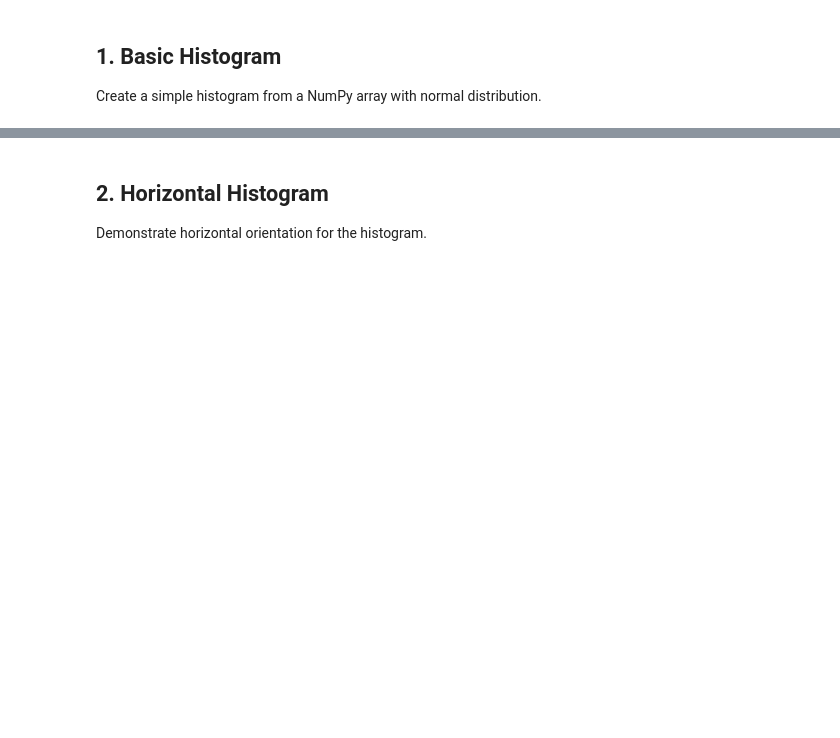
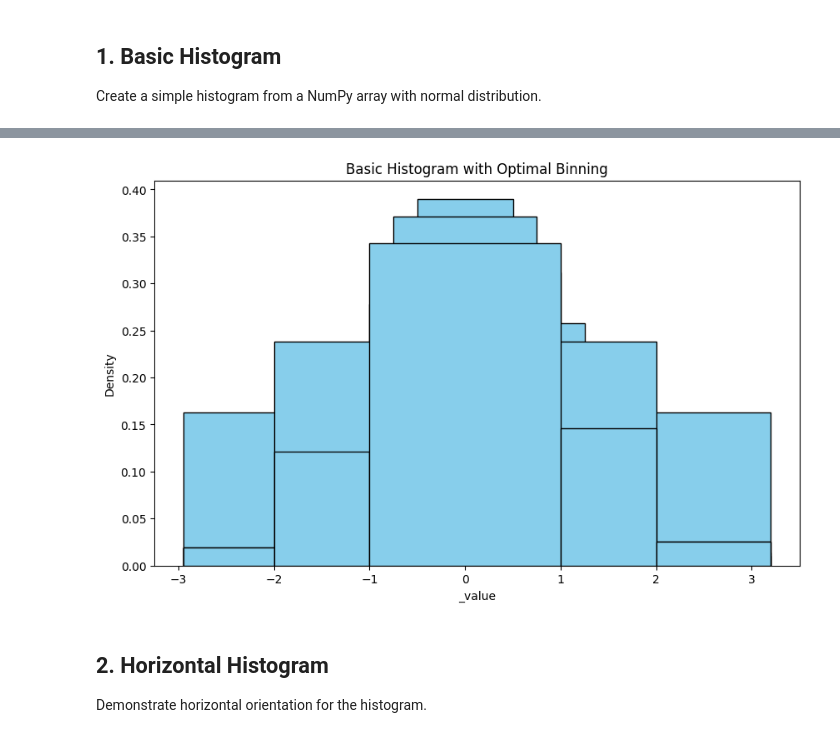
Before and after one commit to KhiopsML/khisto-python, a Jupyter notebook: sandbox/matplotlib_histogram_examples.ipynb, the cells around one changed output, grey strips where cells are left out. Saved outputs shown, nothing was run; the diff lists cells and outputs as text; code cells hidden in the pictures; blank space fills up the shorter version.

```diff
--- a/sandbox/matplotlib_histogram_examples.ipynb
+++ b/sandbox/matplotlib_histogram_examples.ipynb
@@ -32,3 +32,16 @@ plt.show()
+# %%
+fig, ax = plt.subplots(figsize=(10, 6))
+histogram(
+    x=data,
+    ax=ax,
+    title="Basic Histogram with Optimal Binning",
+    granularity=None,
+    color="skyblue",
+    edgecolor="black",
+)
+plt.show()
+# %% [output]
+[figure, added]
 # %% [markdown]
 ## 2. Horizontal Histogram
 
```
Also changed, not shown: parts of 1 cell of this notebook, 14 other files.
